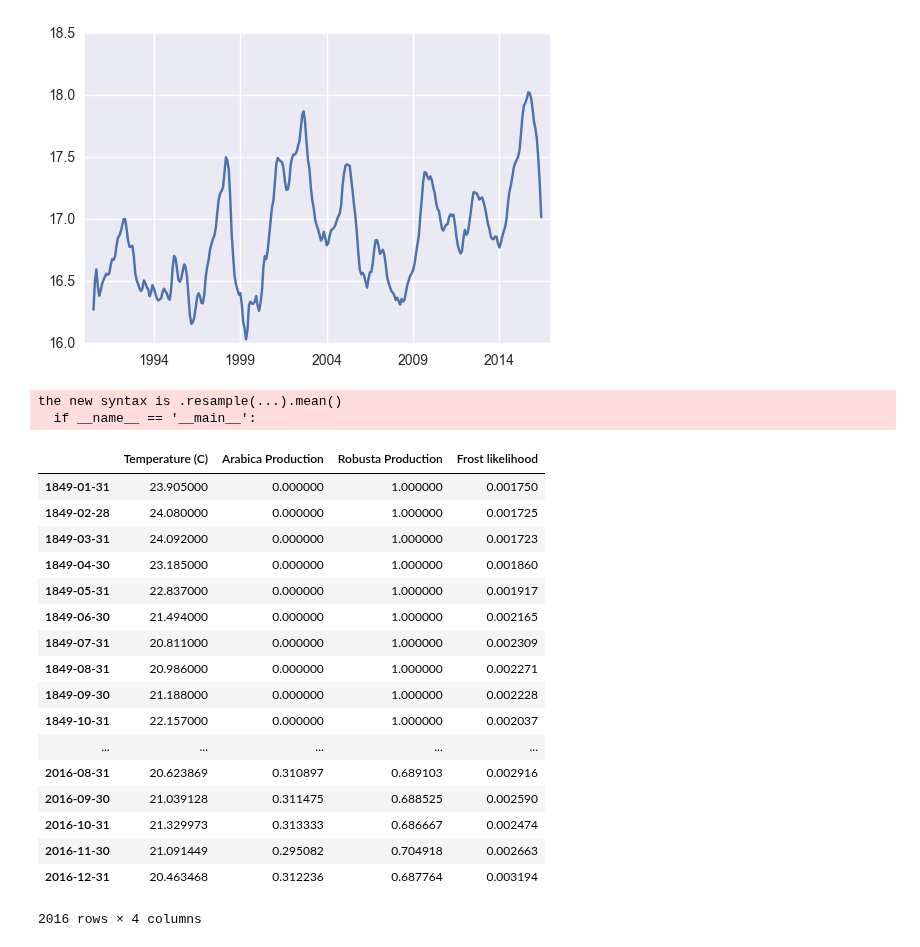
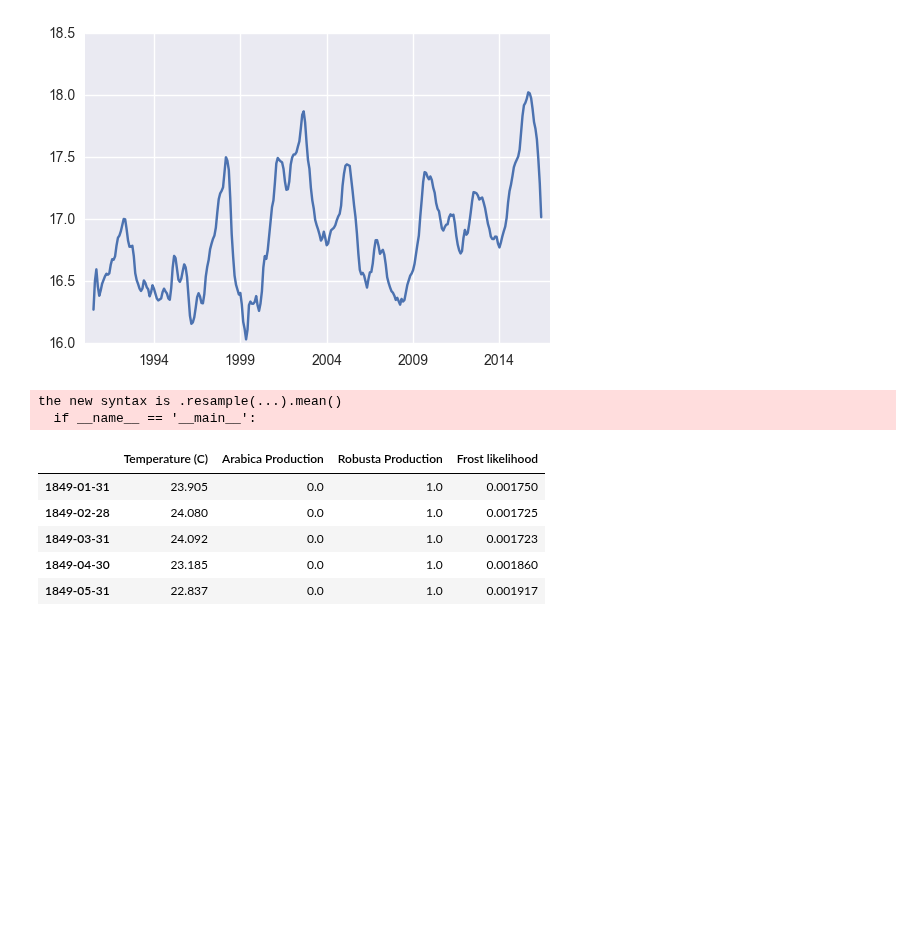
Before and after one commit to mohsseha/DSI-BOS-students, a Jupyter notebook: ntmitchell/capstone project/EDA--temperatures.ipynb, the cells around one changed output. Saved outputs shown, nothing was run; the diff lists cells and outputs as text; code cells hidden in the pictures; blank space fills up the shorter version.

```diff
--- a/ntmitchell/capstone project/EDA--temperatures.ipynb
+++ b/ntmitchell/capstone project/EDA--temperatures.ipynb
@@ -42,25 +41,13 @@ plt.show()
 [figure]
 # %%
 aggregate_temperatures = temperatures.temperature_data.resample("M", 'mean')
-aggregate_temperatures
+aggregate_temperatures.head()
 # %% [output]
 the new syntax is .resample(...).mean()
   if __name__ == '__main__':
 |  | Temperature (C) | Arabica Production | Robusta Production | Frost likelihood |
-| 1849-01-31 | 23.905000 | 0.000000 | 1.000000 | 0.001750 |
-| 1849-02-28 | 24.080000 | 0.000000 | 1.000000 | 0.001725 |
-| 1849-03-31 | 24.092000 | 0.000000 | 1.000000 | 0.001723 |
-| 1849-04-30 | 23.185000 | 0.000000 | 1.000000 | 0.001860 |
-| 1849-05-31 | 22.837000 | 0.000000 | 1.000000 | 0.001917 |
-| 1849-06-30 | 21.494000 | 0.000000 | 1.000000 | 0.002165 |
-| 1849-07-31 | 20.811000 | 0.000000 | 1.000000 | 0.002309 |
-| 1849-08-31 | 20.986000 | 0.000000 | 1.000000 | 0.002271 |
-| 1849-09-30 | 21.188000 | 0.000000 | 1.000000 | 0.002228 |
-| 1849-10-31 | 22.157000 | 0.000000 | 1.000000 | 0.002037 |
-| ... | ... | ... | ... | ... |
-| 2016-08-31 | 20.623869 | 0.310897 | 0.689103 | 0.002916 |
-| 2016-09-30 | 21.039128 | 0.311475 | 0.688525 | 0.002590 |
-| 2016-10-31 | 21.329973 | 0.313333 | 0.686667 | 0.002474 |
-| 2016-11-30 | 21.091449 | 0.295082 | 0.704918 | 0.002663 |
-| 2016-12-31 | 20.463468 | 0.312236 | 0.687764 | 0.003194 |
+| 1849-01-31 | 23.905 | 0.0 | 1.0 | 0.001750 |
+| 1849-02-28 | 24.080 | 0.0 | 1.0 | 0.001725 |
+| 1849-03-31 | 24.092 | 0.0 | 1.0 | 0.001723 |
+| 1849-04-30 | 23.185 | 0.0 | 1.0 | 0.001860 |
+| 1849-05-31 | 22.837 | 0.0 | 1.0 | 0.001917 |
-2016 rows × 4 columns
```
Also changed, not shown: parts of 6 cells of this notebook, 8 other files.
